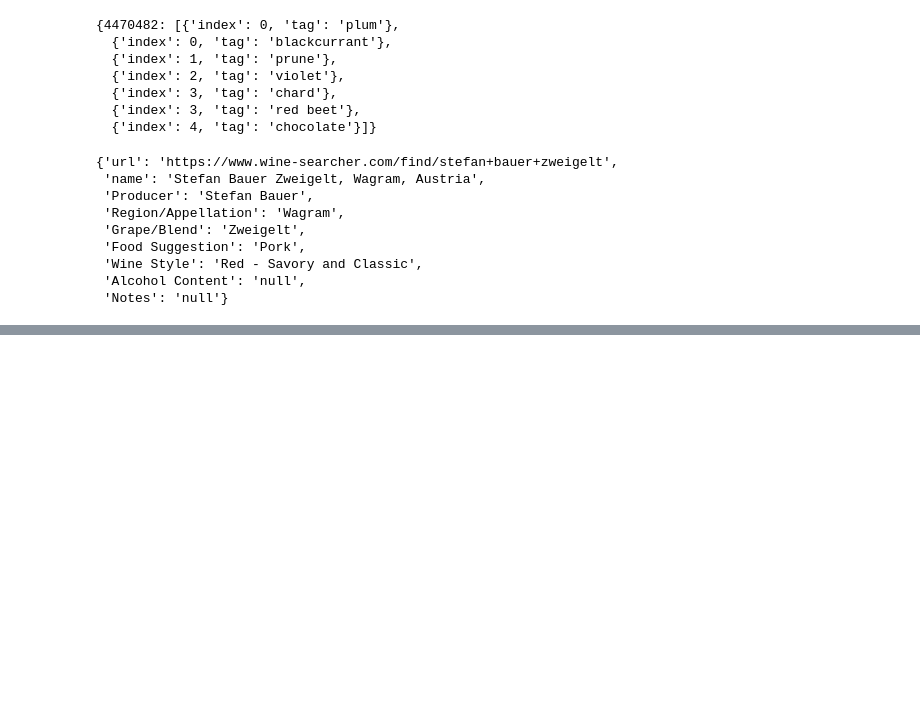
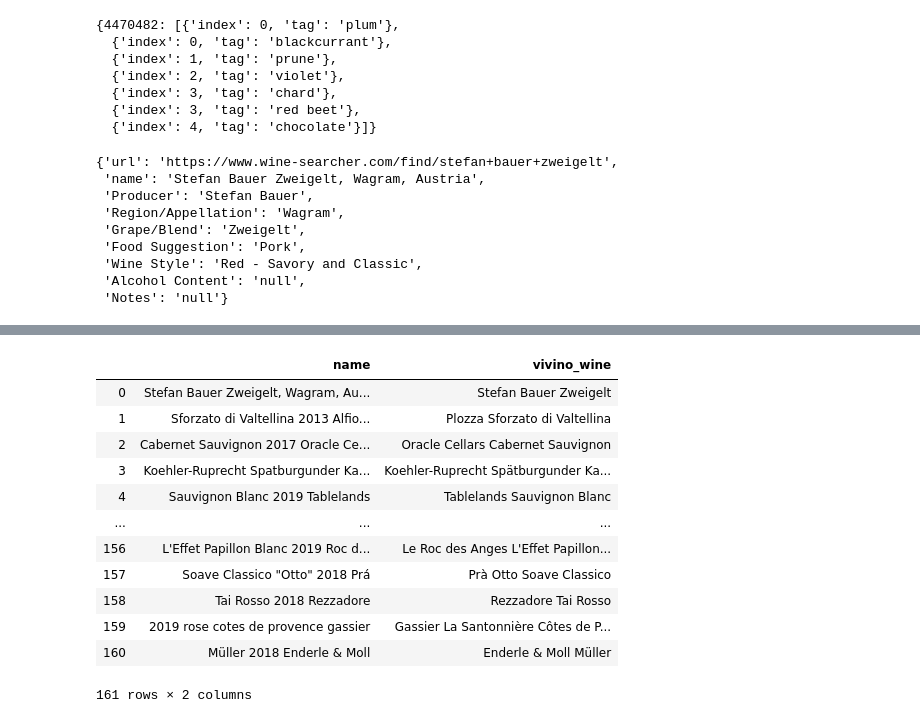
Before and after one commit to schlinkertc/Wine-Recommender, a Jupyter notebook: testing_notebook.ipynb, the cells around one changed output, grey strips where cells are left out. Drawn from its saved outputs; the diff is of its cells as text; code cells hidden in the pictures; blank space fills up the shorter version.

Commit message:
data drafted

```diff
--- a/testing_notebook.ipynb
+++ b/testing_notebook.ipynb
@@ -389,5 +507,3 @@ scrape_wineSearcher_fromVivino("stefan-bauer-zweigelt-uv")
  'Wine Style': 'Red - Savory and Classic',
  'Alcohol Content': 'null',
  'Notes': 'null'}
-# %%
-def compile_data(wine):
@@ -393,0 +573,4 @@ def compile_data(wine):
+# %%
+df,v_df = compile_data(Wines)
+# %%
+v_df =  pd.DataFrame.from_records(v_df)
@@ -393,0 +585,2 @@ def compile_data(wine):
+# %%
+data = pd.merge(left=df,right=v_df,on='instance')
@@ -393,0 +598,16 @@ def compile_data(wine):
+# %%
+data[['name','vivino_wine']]
+# %% [output]
+|  | name | vivino_wine |
+| 0 | Stefan Bauer Zweigelt, Wagram, Au... | Stefan Bauer Zweigelt |
+| 1 | Sforzato di Valtellina 2013 Alfio... | Plozza Sforzato di Valtellina |
+| 2 | Cabernet Sauvignon 2017 Oracle Ce... | Oracle Cellars Cabernet Sauvignon |
+| 3 | Koehler-Ruprecht Spatburgunder Ka... | Koehler-Ruprecht Spätburgunder Ka... |
+| 4 | Sauvignon Blanc 2019 Tablelands | Tablelands Sauvignon Blanc |
+| ... | ... | ... |
+| 156 | L'Effet Papillon Blanc 2019 Roc d... | Le Roc des Anges L'Effet Papillon... |
+| 157 | Soave Classico "Otto" 2018 Prá | Prà Otto Soave Classico |
+| 158 | Tai Rosso 2018 Rezzadore | Rezzadore Tai Rosso |
+| 159 | 2019 rose cotes de provence gassier | Gassier La Santonnière Côtes de P... |
+| 160 | Müller 2018 Enderle & Moll | Enderle & Moll Müller |
+161 rows × 2 columns
```
Also changed, not shown: parts of 19 cells of this notebook, 3 other files.
